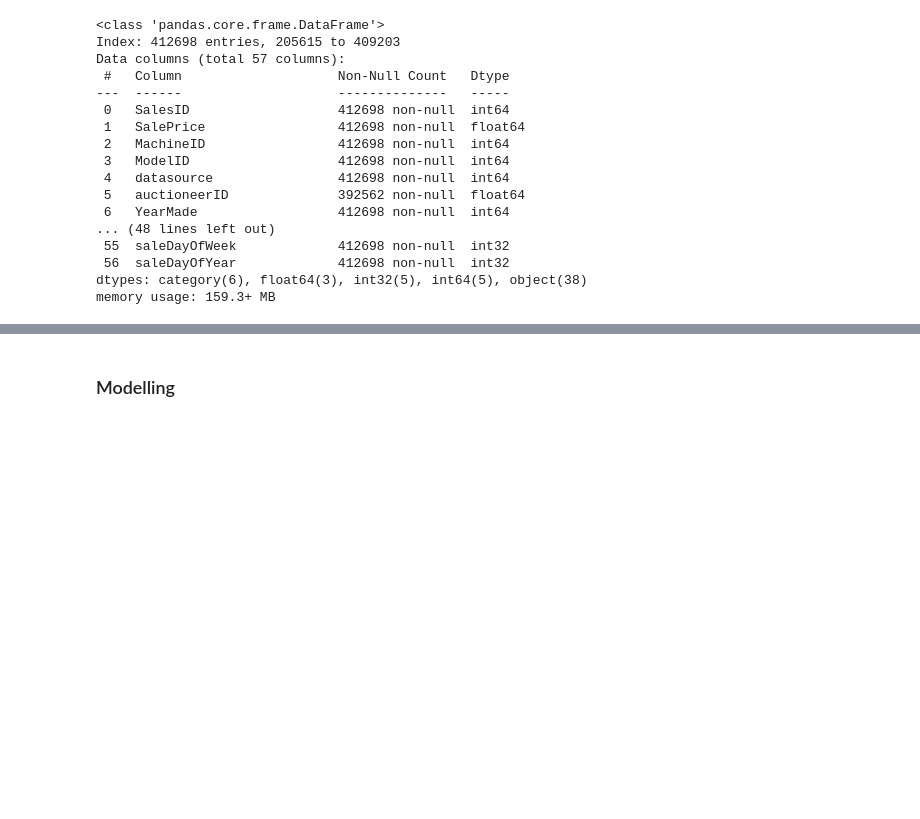
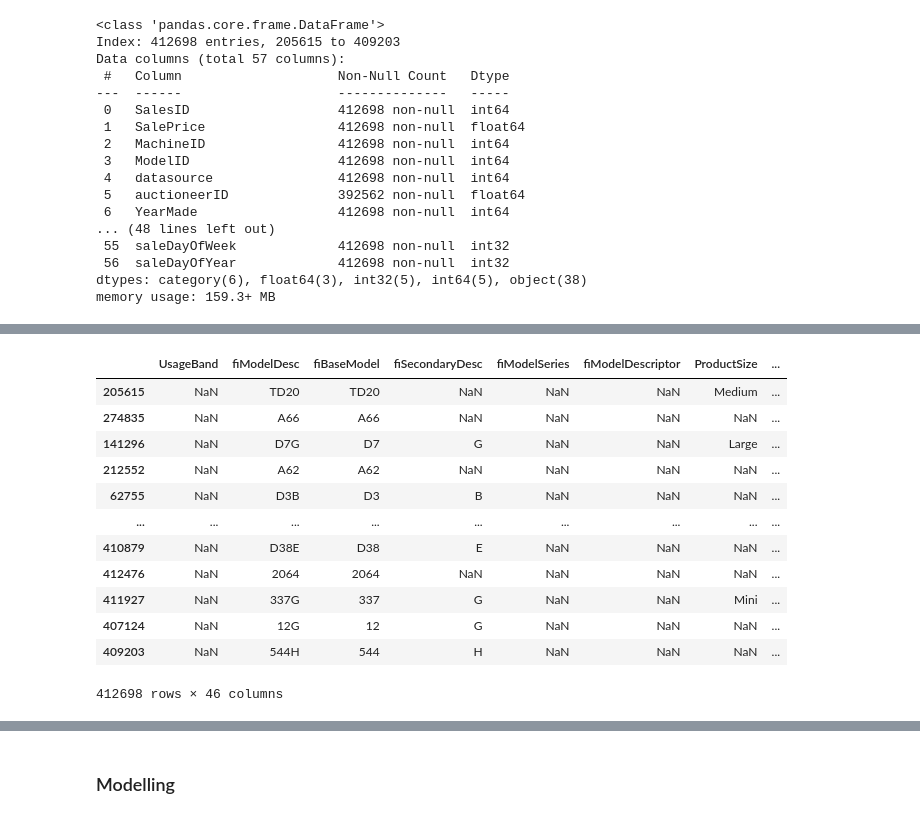
Before and after one commit to Ovaserashid/predict-price-of-bulldozer, a Jupyter notebook: models/price_predict.ipynb, the cells around one changed output, grey strips where cells are left out. Saved outputs shown, nothing was run; the diff lists cells and outputs as text; code cells hidden in the pictures; blank space fills up the shorter version.

Commit message:
Train, predic and find best params
First i changed the data into numerical type, then
i used grid search for finding best params. Then i
trained model using best params and found RMSE of
0.2559..

```diff
--- a/models/price_predict.ipynb
+++ b/models/price_predict.ipynb
@@ -187,0 +195,3 @@ memory usage: 159.3+ MB
+# %%
+for label in df_temp.select_dtypes("number").columns:
+    print(f"{label} has ", df_temp[label].isna().sum(), f"NA values")
@@ -187,0 +212,7 @@ memory usage: 159.3+ MB
+# %%
+# Fill missing values with the median for each numerical column
+for label in df_temp.select_dtypes("number").columns:
+    if df_temp[label].isna().sum() > 0:
+        df_temp[label + "_is_missing"] = pd.isnull(df_temp[label])
+    median_value = df_temp[label].median()
+    df_temp[label] = df_temp[label].fillna(median_value)
@@ -187,0 +243,16 @@ memory usage: 159.3+ MB
+# %%
+df_temp.select_dtypes(exclude="number")
+# %% [output]
+|  | UsageBand | fiModelDesc | fiBaseModel | fiSecondaryDesc | fiModelSeries | fiModelDescriptor | ProductSize | ... |
+| 205615 | NaN | TD20 | TD20 | NaN | NaN | NaN | Medium | ... |
+| 274835 | NaN | A66 | A66 | NaN | NaN | NaN | NaN | ... |
+| 141296 | NaN | D7G | D7 | G | NaN | NaN | Large | ... |
+| 212552 | NaN | A62 | A62 | NaN | NaN | NaN | NaN | ... |
+| 62755 | NaN | D3B | D3 | B | NaN | NaN | NaN | ... |
+| ... | ... | ... | ... | ... | ... | ... | ... | ... |
+| 410879 | NaN | D38E | D38 | E | NaN | NaN | NaN | ... |
+| 412476 | NaN | 2064 | 2064 | NaN | NaN | NaN | NaN | ... |
+| 411927 | NaN | 337G | 337 | G | NaN | NaN | Mini | ... |
+| 407124 | NaN | 12G | 12 | G | NaN | NaN | NaN | ... |
+| 409203 | NaN | 544H | 544 | H | NaN | NaN | NaN | ... |
+412698 rows × 46 columns
```
Also changed, not shown: parts of 23 cells of this notebook.
